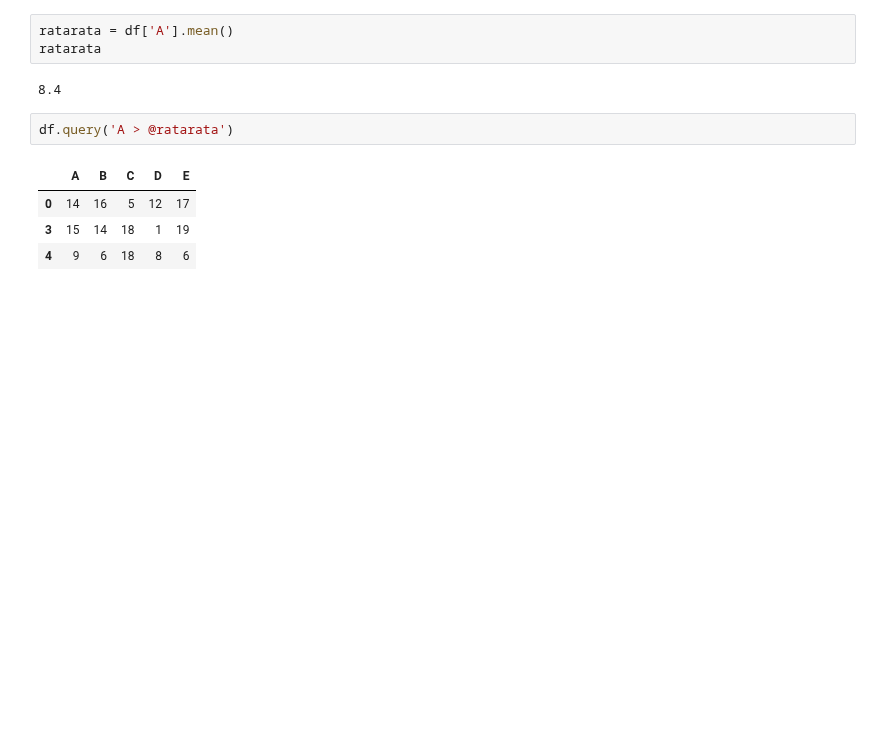
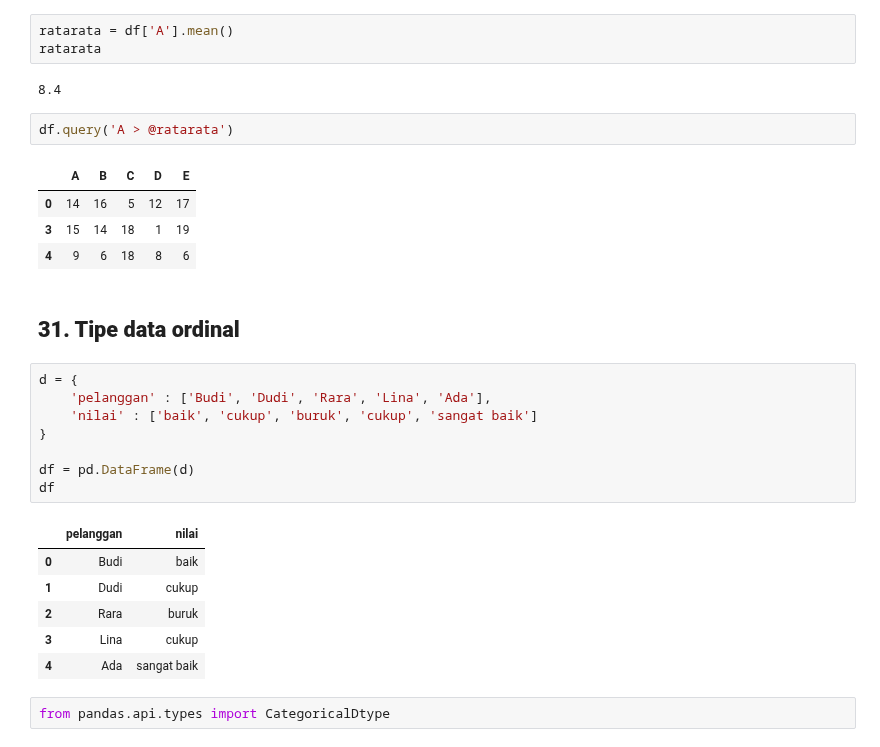
Before and after one commit to Edy-Mochamad/Learn-jupyter-notebook, a Jupyter notebook: pandas.ipynb, the cells around one changed output. Cells and saved outputs as stored; diff of their text form; blank space fills up the shorter version.

```diff
--- a/pandas.ipynb
+++ b/pandas.ipynb
@@ -1490,3 +1492,22 @@ df.query('A > @ratarata')
 | 0 | 14 | 16 | 5 | 12 | 17 |
 | 3 | 15 | 14 | 18 | 1 | 19 |
 | 4 | 9 | 6 | 18 | 8 | 6 |
+# %% [markdown]
+## **31. Tipe data ordinal**
+# %%
+d = {
+    'pelanggan' : ['Budi', 'Dudi', 'Rara', 'Lina', 'Ada'],
+    'nilai' : ['baik', 'cukup', 'buruk', 'cukup', 'sangat baik']
+}
+
+df = pd.DataFrame(d)
+df
+# %% [output]
+|  | pelanggan | nilai |
+| 0 | Budi | baik |
+| 1 | Dudi | cukup |
+| 2 | Rara | buruk |
+| 3 | Lina | cukup |
+| 4 | Ada | sangat baik |
+# %%
+from pandas.api.types import CategoricalDtype
```
Also changed, not shown: parts of 5 cells of this notebook.
